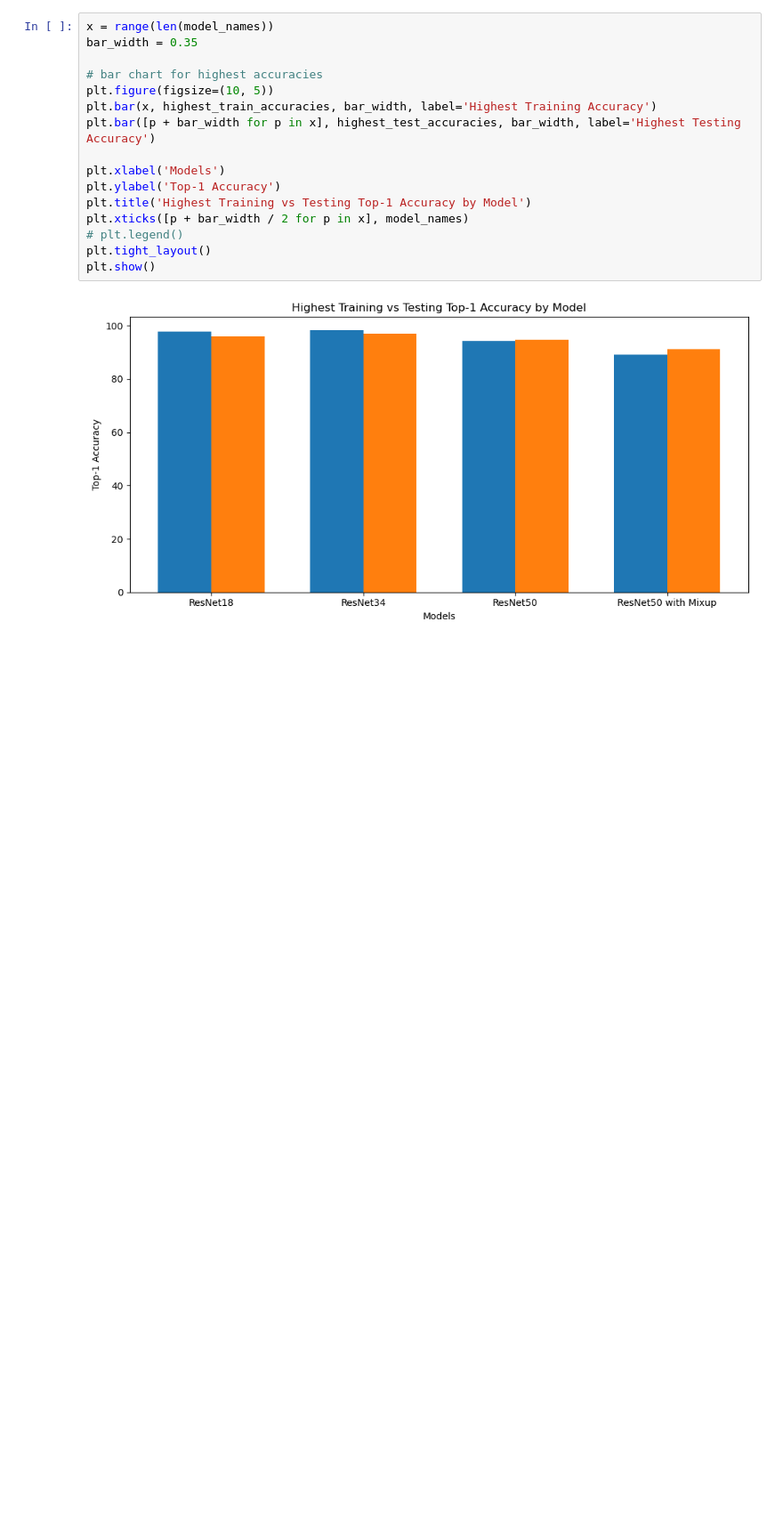
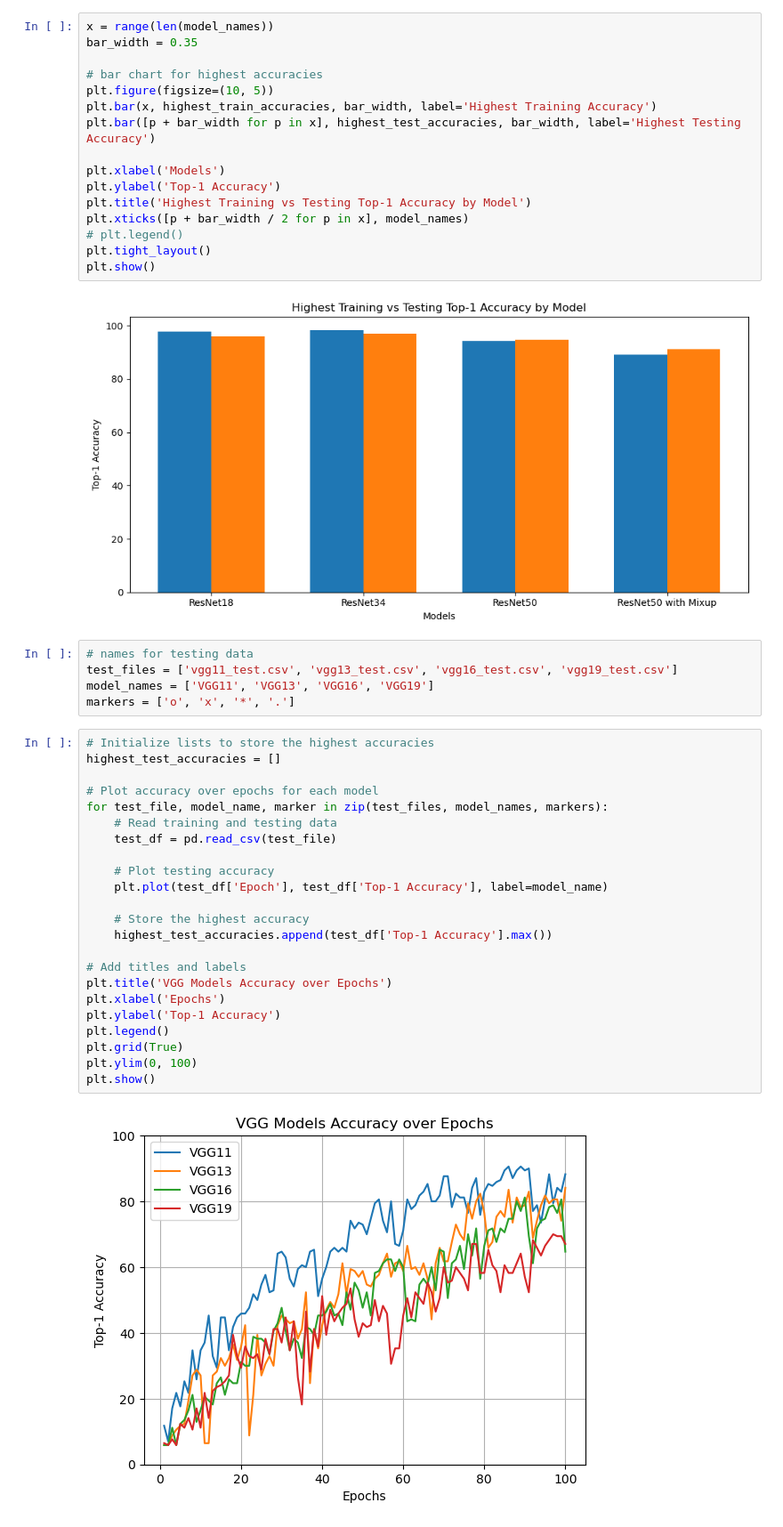
Before and after one commit to tylervu1/oxford-cnn, a Jupyter notebook: accuracy_logs/display.ipynb, the cells around one changed output. Shown at 89% size. Drawn from its saved outputs; the diff is of its cells as text; blank space fills up the shorter version.

```diff
--- a/accuracy_logs/display.ipynb
+++ b/accuracy_logs/display.ipynb
@@ -59,3 +59,33 @@ plt.tight_layout()
 plt.show()
 # %% [output]
 [figure]
+# %%
+# names for testing data
+test_files = ['vgg11_test.csv', 'vgg13_test.csv', 'vgg16_test.csv', 'vgg19_test.csv']
+model_names = ['VGG11', 'VGG13', 'VGG16', 'VGG19']
+markers = ['o', 'x', '*', '.']
+# %%
+# Initialize lists to store the highest accuracies
+highest_test_accuracies = []
+
+# Plot accuracy over epochs for each model
+for test_file, model_name, marker in zip(test_files, model_names, markers):
+    # Read training and testing data
+    test_df = pd.read_csv(test_file)
+
+    # Plot testing accuracy
+    plt.plot(test_df['Epoch'], test_df['Top-1 Accuracy'], label=model_name)
+
+    # Store the highest accuracy
+    highest_test_accuracies.append(test_df['Top-1 Accuracy'].max())
+
+# Add titles and labels
+plt.title('VGG Models Accuracy over Epochs')
+plt.xlabel('Epochs')
+plt.ylabel('Top-1 Accuracy')
+plt.legend()
+plt.grid(True)
+plt.ylim(0, 100)
+plt.show()
+# %% [output]
+[figure, added]
```
Also changed, not shown: parts of 2 cells of this notebook, 29 other files.
